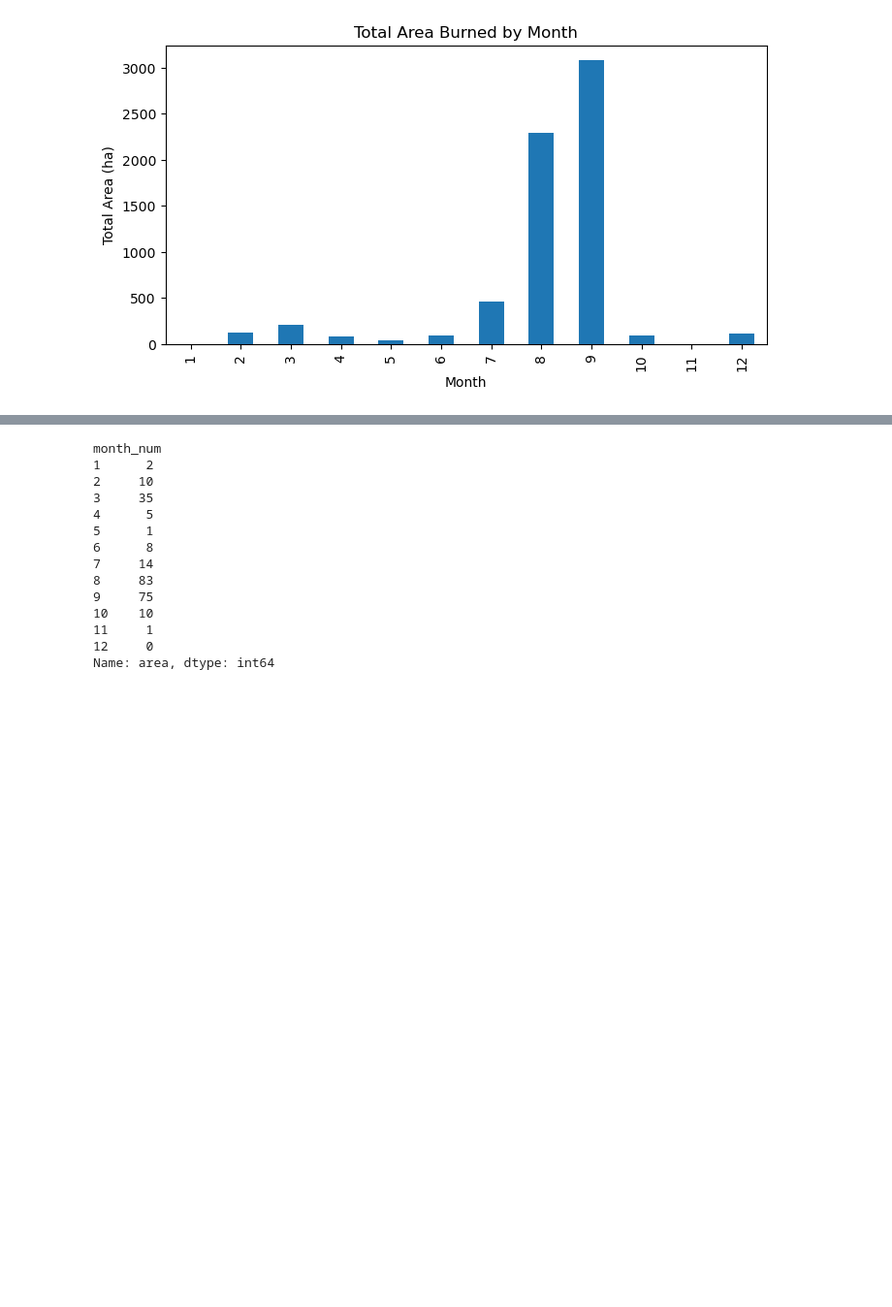
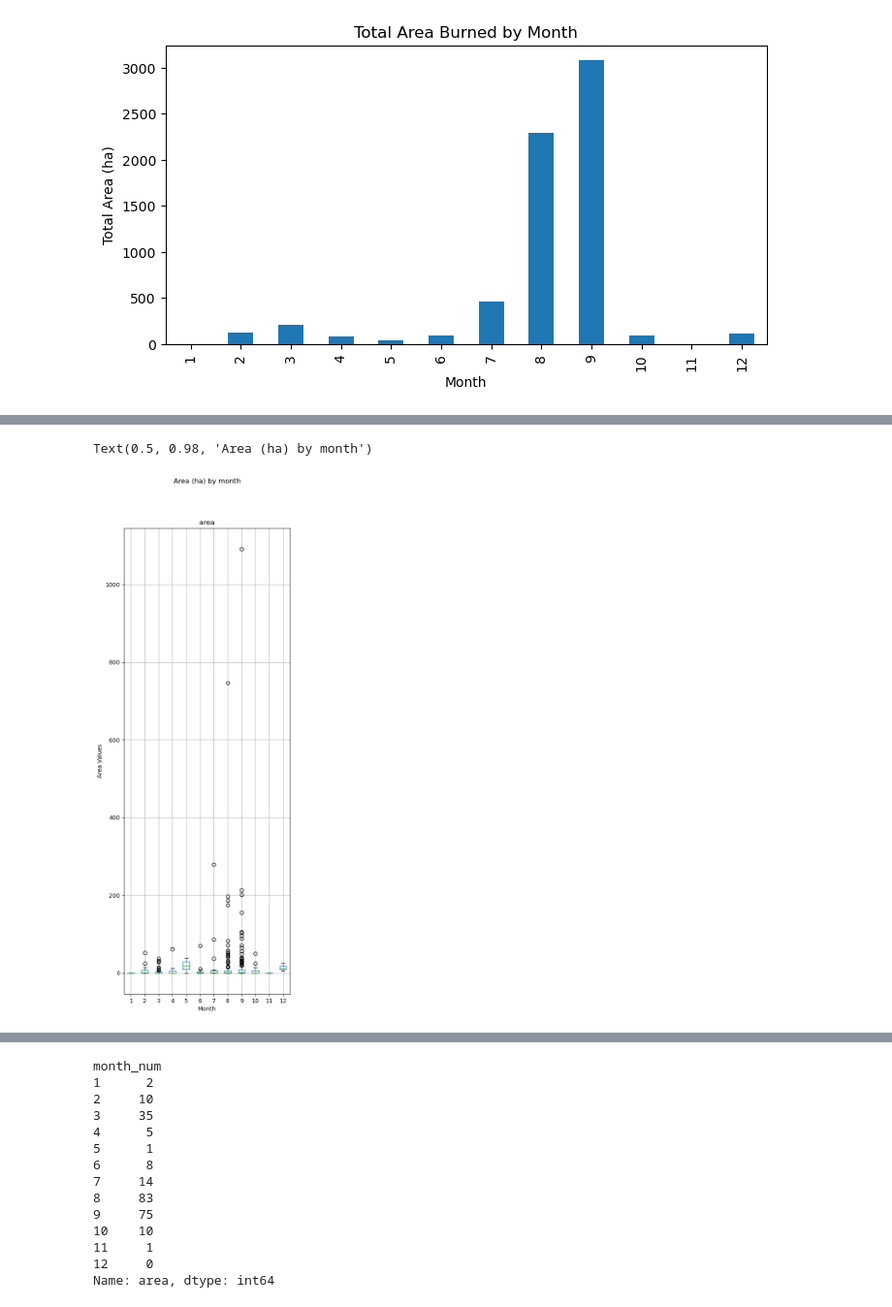
Before and after one commit to kaytlinwu/Wildfire_Analaysis_Data_Science_Midterm_Project, a Jupyter notebook: Notebooks.ipynb, the cells around one changed output, grey strips where cells are left out. Shown at 97% size. Drawn from its saved outputs; the diff is of its cells as text; code cells hidden in the pictures; blank space fills up the shorter version.

```diff
--- a/Notebooks.ipynb
+++ b/Notebooks.ipynb
@@ -506,0 +565,9 @@ pandas.core.series.Series
+# %%
+boxplot=numerical_clean_data.boxplot(column='area',by='month_num', figsize=(5, 15))
+
+plt.xlabel('Month')
+plt.ylabel('Area Values')
+plt.suptitle('Area (ha) by month')
+# %% [output]
+Text(0.5, 0.98, 'Area (ha) by month')
+[figure, added]
```
Also changed, not shown: parts of 73 cells of this notebook.
